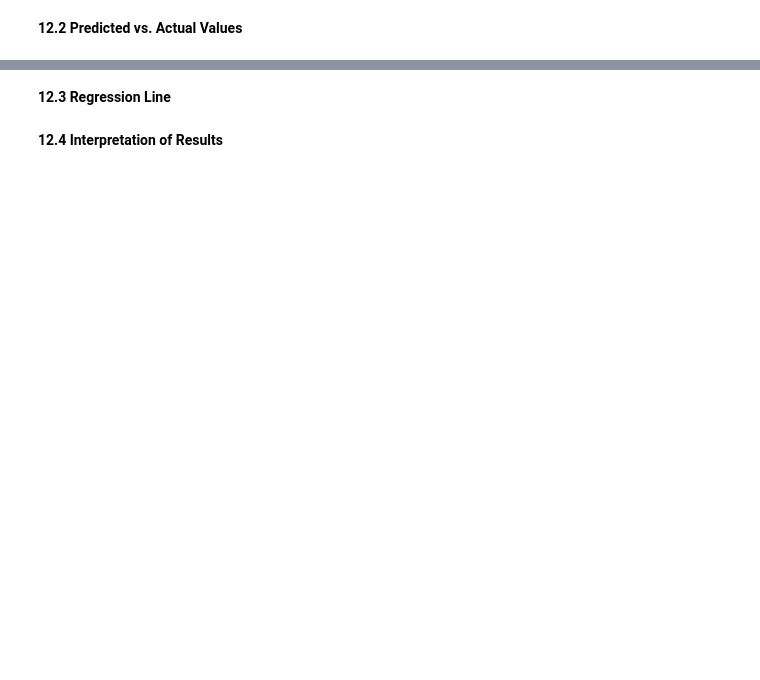
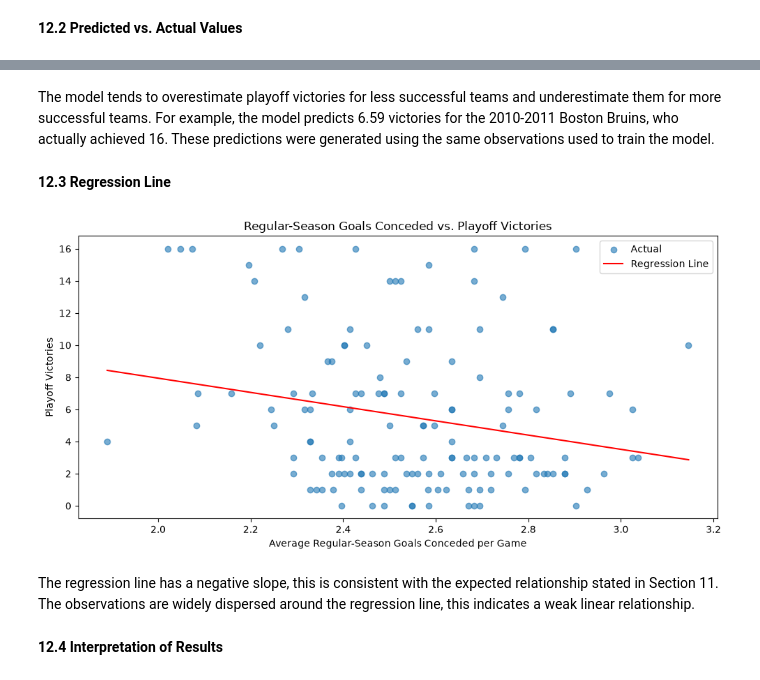
Before and after one commit to jbenigeriBU/DX602-Final-Project, a Jupyter notebook: DX602_Final_Project.ipynb, the cells around one changed output, grey strips where cells are left out. Saved outputs shown, nothing was run; the diff lists cells and outputs as text; code cells hidden in the pictures; blank space fills up the shorter version.

```diff
--- a/DX602_Final_Project.ipynb
+++ b/DX602_Final_Project.ipynb
@@ -1783,4 +1843,27 @@ Compared to my findings in Section 10.2, penalty-kill efficiency has a stronger
+# %% [markdown]
+The model tends to overestimate playoff victories for less successful teams and underestimate them for more successful teams. For example, the model predicts 6.59 victories for the 2010-2011 Boston Bruins, who actually achieved 16. These predictions were generated using the same observations used to train the model.
 # %% [markdown]
 **12.3 Regression Line**
+# %%
+# Sort values to plot the regression line
+X_sorted = X.sort_values("goals_conceded")
+
+# Visualize actual observations and regression line
+plt.figure(figsize=(10, 5))
+
+plt.scatter(X["goals_conceded"], y, alpha=0.6, label="Actual")
+plt.plot(X_sorted["goals_conceded"], model.predict(X_sorted),
+         color="red", label="Regression Line")
+
+plt.title("Regular-Season Goals Conceded vs. Playoff Victories")
+plt.xlabel("Average Regular-Season Goals Conceded per Game")
+plt.ylabel("Playoff Victories")
+plt.legend()
+plt.tight_layout()
+plt.show()
+# %% [output]
+[figure, added]
+# %% [markdown]
+The regression line has a negative slope, this is consistent with the expected relationship stated in Section 11. The observations are widely dispersed around the regression line, this indicates a weak linear relationship.
 # %% [markdown]
 **12.4 Interpretation of Results**
```
Also changed, not shown: parts of 5 cells of this notebook.
